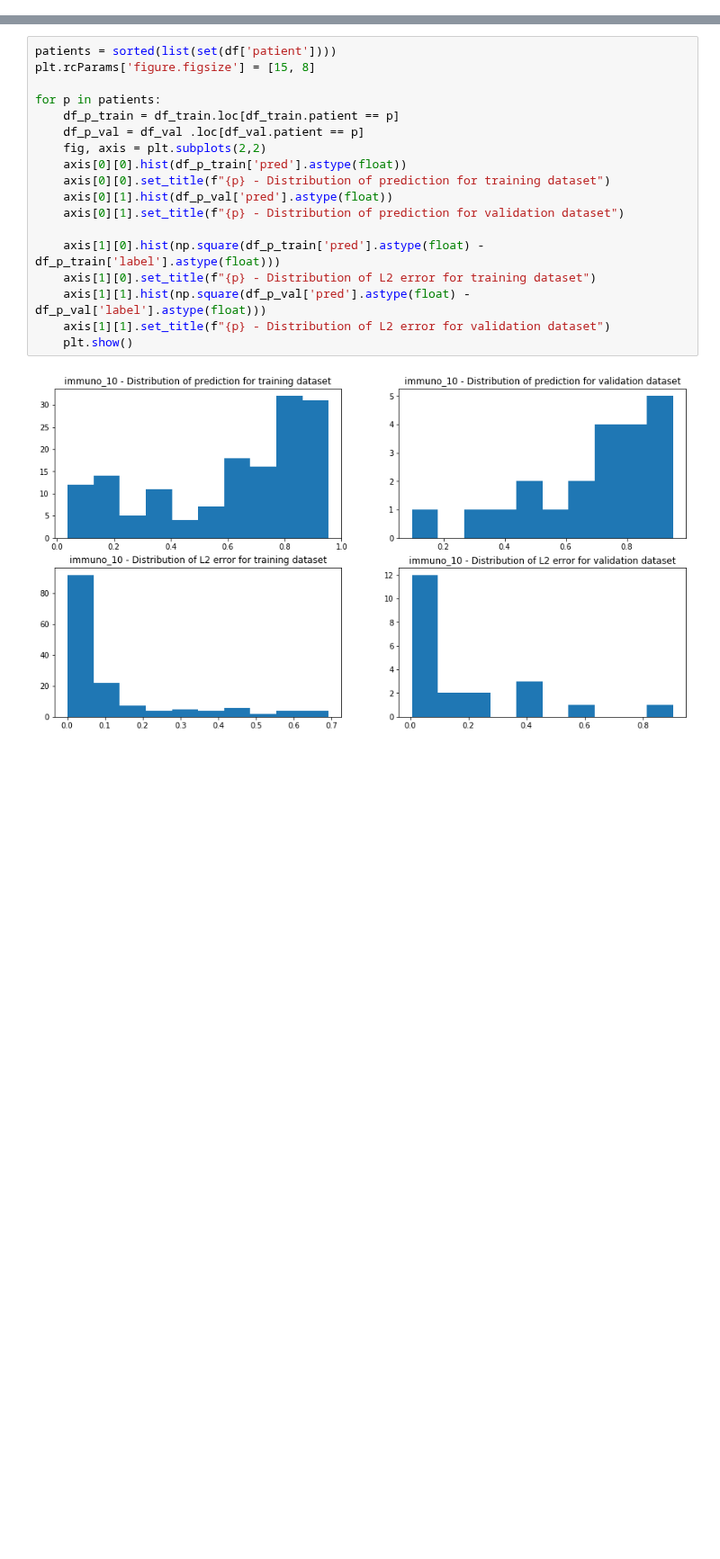
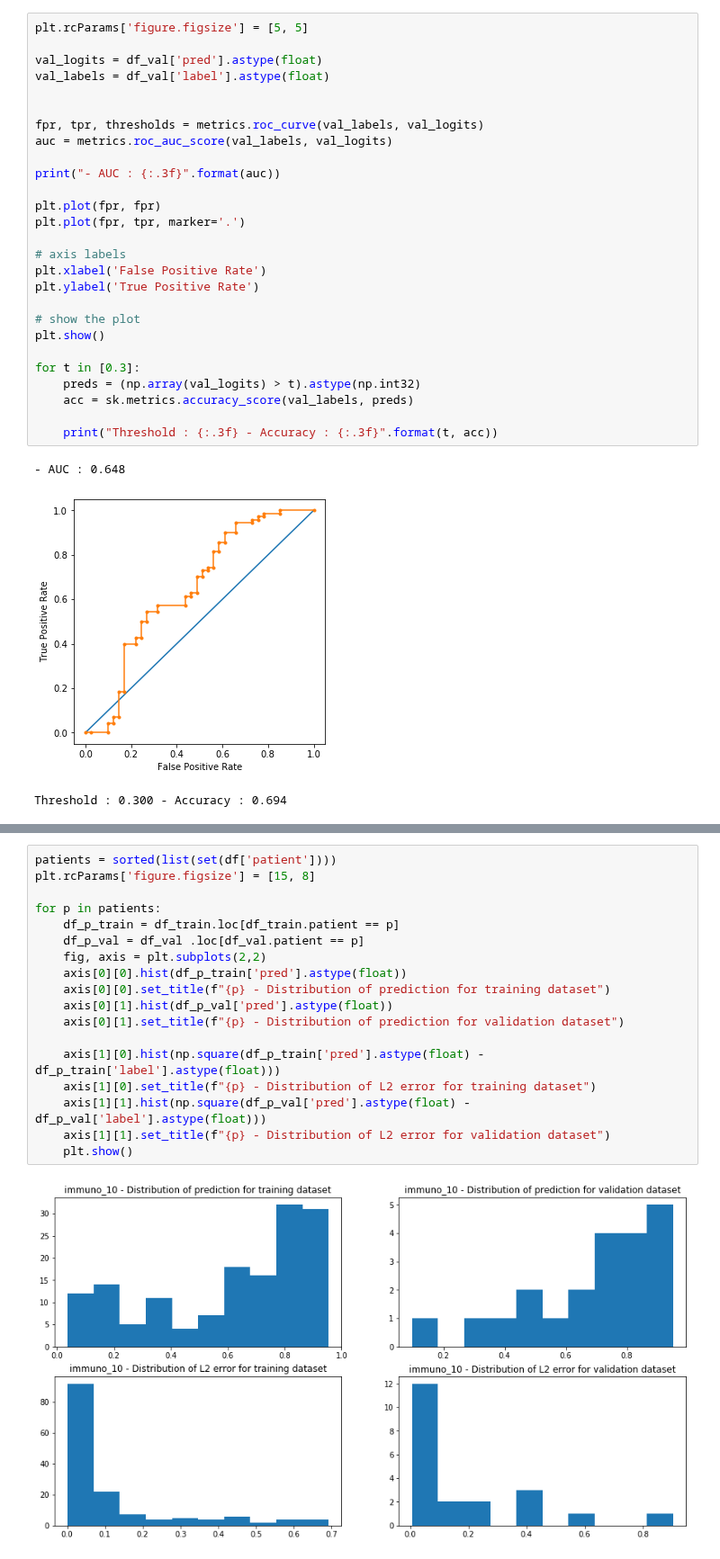
Before and after one commit to benoitcharmettant/immuno, a Jupyter notebook: results_analysis.ipynb, the cells around one changed output, grey strips where cells are left out. Shown at 90% size. Cells and saved outputs as stored; diff of their text form; blank space fills up the shorter version.

```diff
--- a/results_analysis.ipynb
+++ b/results_analysis.ipynb
@@ -29 +41,32 @@ plt.show()
+# %%
+plt.rcParams['figure.figsize'] = [5, 5]
+
+val_logits = df_val['pred'].astype(float)
+val_labels = df_val['label'].astype(float)
+
+
+fpr, tpr, thresholds = metrics.roc_curve(val_labels, val_logits)
+auc = metrics.roc_auc_score(val_labels, val_logits)
+
+print("- AUC : {:.3f}".format(auc))
+
+plt.plot(fpr, fpr)
+plt.plot(fpr, tpr, marker='.')
+
+# axis labels
+plt.xlabel('False Positive Rate')
+plt.ylabel('True Positive Rate')
+
+# show the plot
+plt.show()
+
+for t in [0.3]:
+    preds = (np.array(val_logits) > t).astype(np.int32)
+    acc = sk.metrics.accuracy_score(val_labels, preds)
+
+    print("Threshold : {:.3f} - Accuracy : {:.3f}".format(t, acc))
+# %% [output]
+- AUC : 0.648
+[figure, added]
+Threshold : 0.300 - Accuracy : 0.694
 # %%
```
Also changed, not shown: parts of 4 cells of this notebook, 2 other files.
